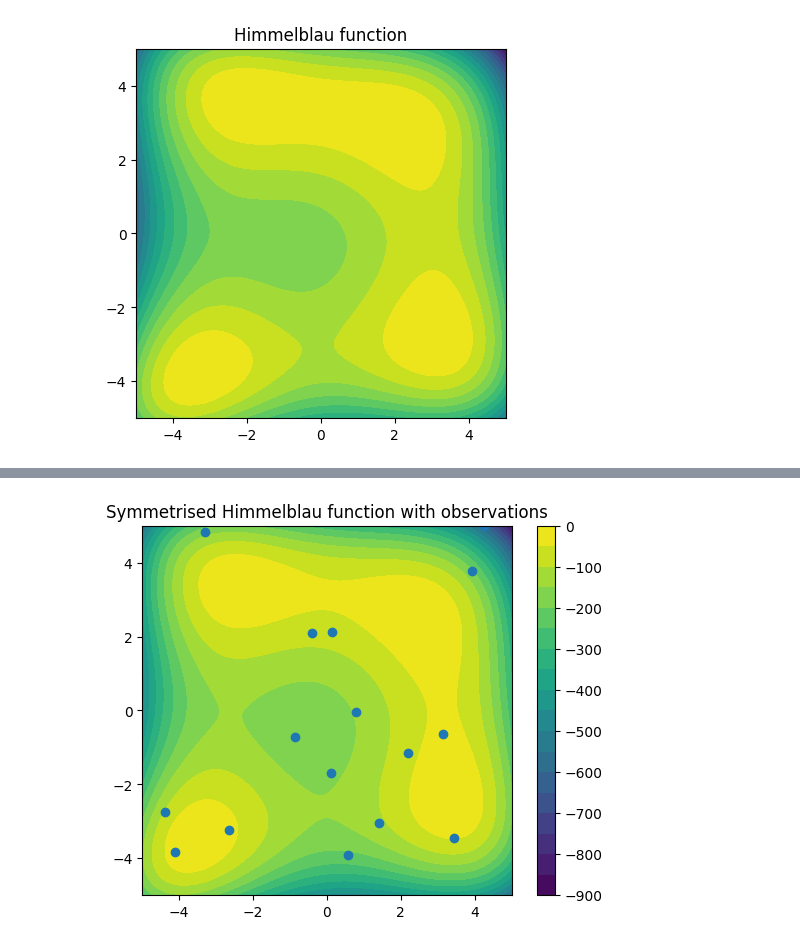
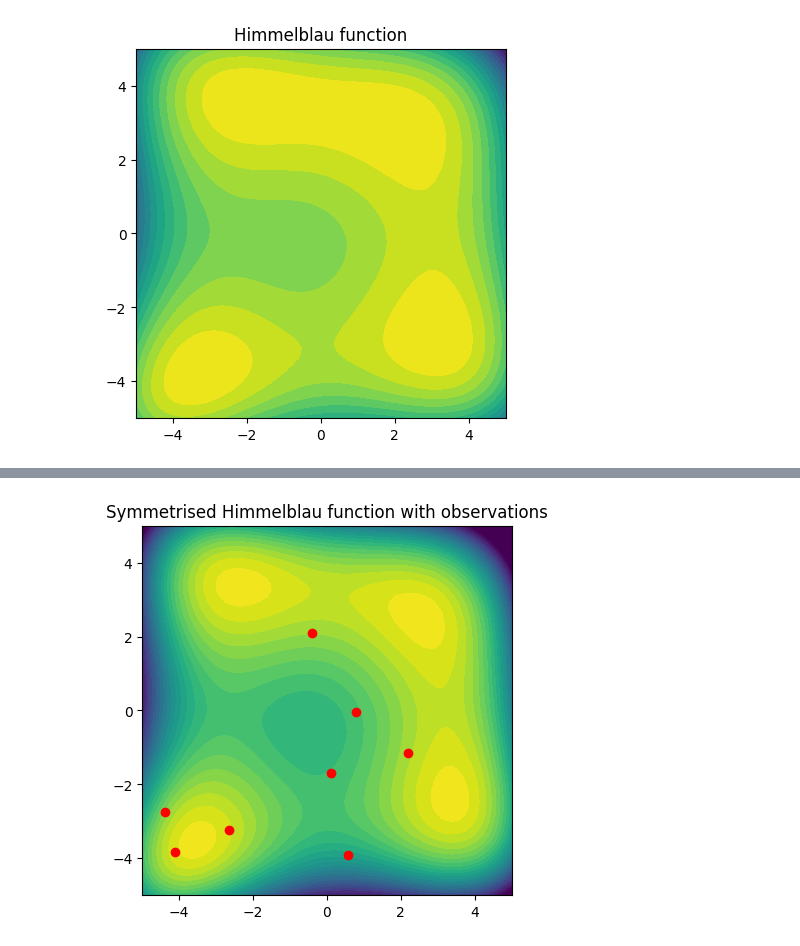
Before and after one commit to theo-brown/invariantkernels, a Jupyter notebook: demo.ipynb, the cells around one changed output, grey strips where cells are left out. Saved outputs shown, nothing was run; the diff lists cells and outputs as text; code cells hidden in the pictures.

```diff
--- a/demo.ipynb
+++ b/demo.ipynb
@@ -8,10 +8,10 @@ def himmelblau(x: torch.Tensor):
 
 
 bounds = torch.tensor([[-5.0, -5.0], [5.0, 5.0]], dtype=torch.float64)
-x = torch.linspace(bounds[0, 0], bounds[1, 0], 500)
-y = torch.linspace(bounds[0, 1], bounds[1, 1], 500)
+x = torch.linspace(bounds[0, 0], bounds[1, 0], 64)
+y = torch.linspace(bounds[0, 1], bounds[1, 1], 64)
 xy = torch.cartesian_prod(x, y)
-z = himmelblau(xy).view(500, 500)
+z = himmelblau(xy).view(64, 64)
 
 plt.contourf(x, y, z, levels=20)
 plt.title("Himmelblau function")
@@ -23,36 +33,38 @@ from torch.distributions.uniform import Uniform
 
 torch.manual_seed(1)
 
 
 def symmetrised(f):
     def g(x):
         return 0.5 * (f(x) + f(torch.flip(x, [-1])))
 
     return g
 
 
 def objective(x):
     return symmetrised(himmelblau)(x)
 
 
 plt.figure()
 # Function
 plt.contourf(
     x,
     y,
-    objective(xy).view(500, 500),
-    levels=20,
+    objective(xy).view(64, 64),
+    levels=50,
+    vmin=-500,
+    vmax=0,
 )
-plt.colorbar()
+
 # Observations
-n = 16
+n = 8
 x_train = Uniform(bounds[0, 0], bounds[1, 0]).sample((n, 2))
 y_train = objective(x_train)
 x_train = x_train.to(dtype=torch.float64)
 y_train = y_train.to(dtype=torch.float64)
 
-plt.scatter(x_train[:, 0], x_train[:, 1])
+plt.scatter(x_train[:, 0], x_train[:, 1], color="r")
 plt.title("Symmetrised Himmelblau function with observations")
 plt.gca().set_aspect("equal")
 # %% [output]
-[figure, old version]
+[figure, new version]
```
Also changed, not shown: parts of 9 cells of this notebook, 1 other file.
